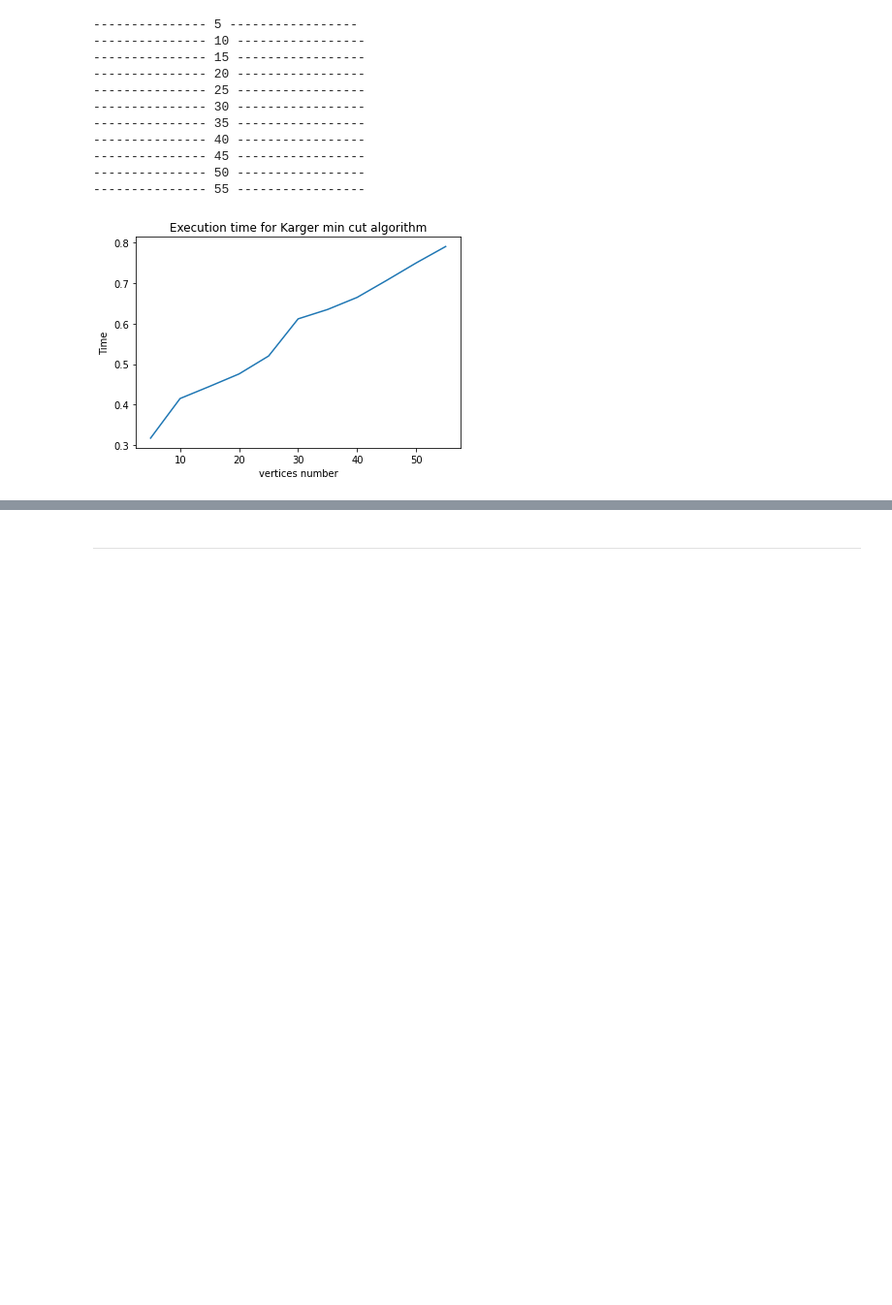
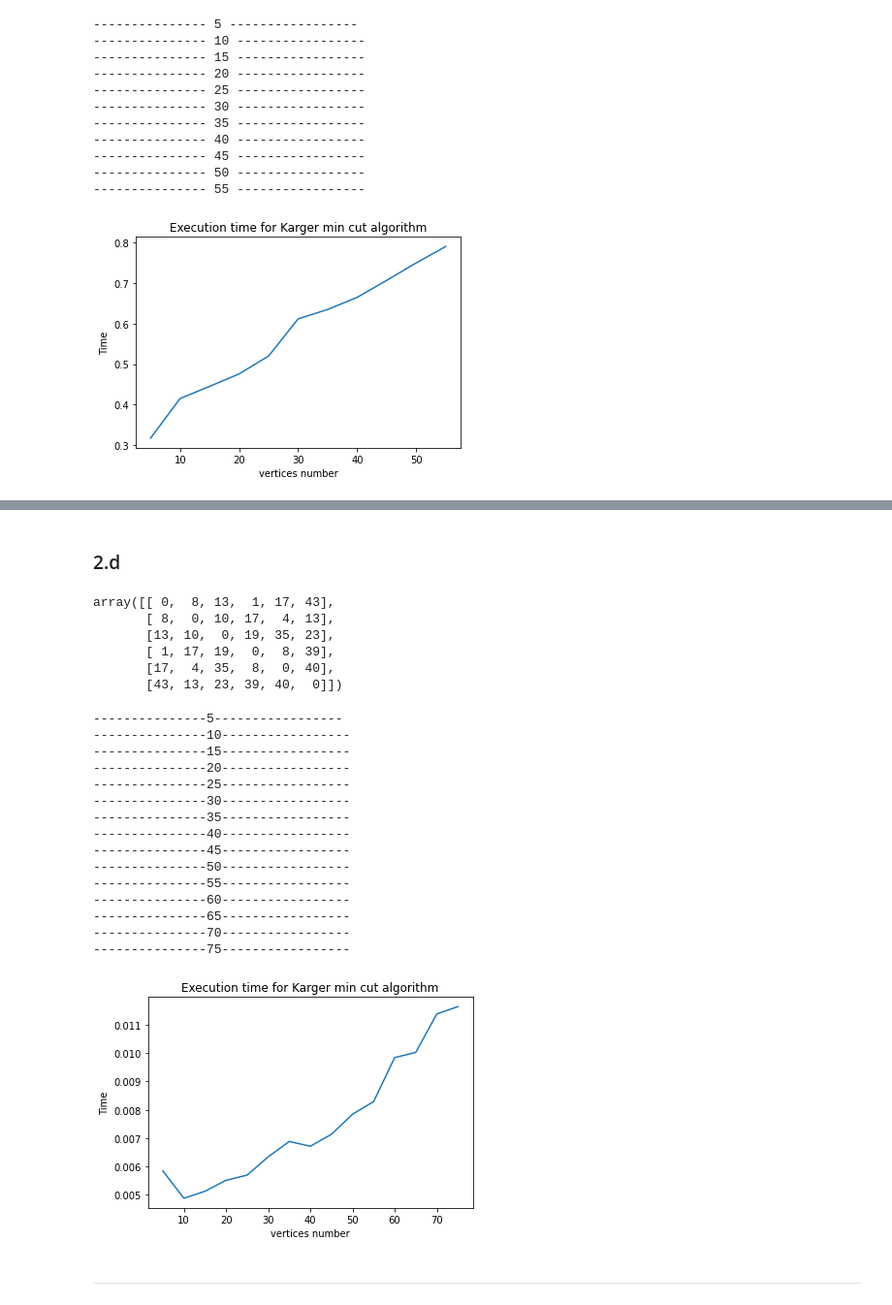
Before and after one commit to samynhl/Projet-COMPLEX, a Jupyter notebook: TME PROJET.ipynb, the cells around one changed output, grey strips where cells are left out. Shown at 97% size. Cells and saved outputs as stored; diff of their text form; code cells hidden in the pictures; blank space fills up the shorter version.

```diff
--- a/TME PROJET.ipynb
+++ b/TME PROJET.ipynb
@@ -822,8 +822,6 @@ W = np.array([[0,3,1,0,0,0],
               [0,1,10,0,1,0],
               [0,1,0,1,0,20],
               [0,0,0,0,20,0]])
-
-P = W/np.sum(W)
 # %%
 def edge_choice(G,W):
     rng = np.random.choice(a = np.arange(G.shape[0]*G.shape[0]), p = np.ndarray.flatten(W/np.sum(W)))
@@ -1093,0 +1140,2 @@ plt.show()
+# %% [markdown]
+### 2.d
@@ -1094,3 +1179,58 @@ plt.show()
+# %%
+M, W = create_graph_p(6,ty="random")
+W
+# %% [output]
+array([[ 0,  8, 13,  1, 17, 43],
+       [ 8,  0, 10, 17,  4, 13],
+       [13, 10,  0, 19, 35, 23],
+       [ 1, 17, 19,  0,  8, 39],
+       [17,  4, 35,  8,  0, 40],
+       [43, 13, 23, 39, 40,  0]])
+# %%
+# Cas de graphe complet à n sommets
+exec_times = []
+for n in range(5, 80, 5):
+    t = 0
+    print(f"---------------{n}-----------------")
+    for it in range(100):
+        G,W = create_graph_p(n,'random')
+
+        tic = time.time()
+        _,_,_ = Karger_p(G,W)
+        tac = time.time()
+        t+= (tac-tic)
+
+    exec_times.append(t/n)
+
+# Plot the execution time
+x_cp = np.arange(5,80,5)
+y_cp = np.array(exec_times)
+
+plt.plot(x_cp,y_cp)
+# Add titles and labels
+plt.title('Execution time for Karger min cut algorithm')
+plt.xlabel('vertices number')
+plt.ylabel('Time')
+
+# Show the figure
+plt.show()
+# %% [output]
+---------------5-----------------
+---------------10-----------------
+---------------15-----------------
+---------------20-----------------
+---------------25-----------------
+---------------30-----------------
+---------------35-----------------
+---------------40-----------------
+---------------45-----------------
+---------------50-----------------
+---------------55-----------------
+---------------60-----------------
+---------------65-----------------
+---------------70-----------------
+---------------75-----------------
+[figure, added]
 # %% [markdown]
 ---
 # %% [markdown]
```
Also changed, not shown: parts of 9 cells of this notebook.
